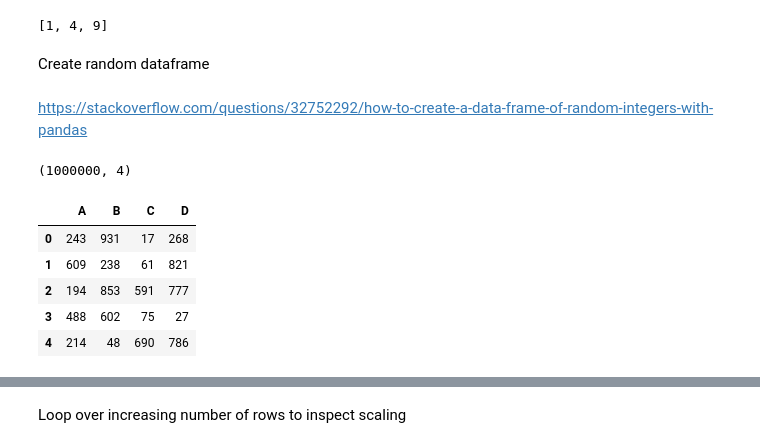
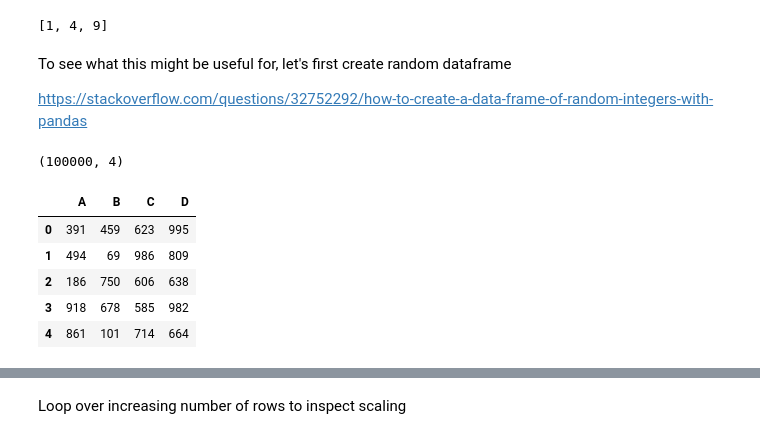
Before and after one commit to umbcdata601/fall2018, a Jupyter notebook: jupyter_notebooks/week11_cost-benefit/multiprocessing_scaling_of_pools.ipynb, the cells around one changed output, grey strips where cells are left out. Drawn from its saved outputs; the diff is of its cells as text; code cells hidden in the pictures.

```diff
--- a/jupyter_notebooks/week11_cost-benefit/multiprocessing_scaling_of_pools.ipynb
+++ b/jupyter_notebooks/week11_cost-benefit/multiprocessing_scaling_of_pools.ipynb
@@ -62,22 +69,22 @@ if __name__ == '__main__':
         print(p.map(sq_fun, [1, 2, 3]))
 # %% [output]
 [1, 4, 9]
-# %% [markdown]
-Create random dataframe
 # %% [markdown]
+To see what this might be useful for, let's first create random dataframe
+
 https://stackoverflow.com/questions/32752292/how-to-create-a-data-frame-of-random-integers-with-pandas
 # %%
 df = pandas.DataFrame(
-    numpy.random.randint(0,1000,size=(1000000, 4)),
+    numpy.random.randint(0,1000,size=(100000, 4)),
     columns=list('ABCD')
     )
 print(df.shape)
 df.head()
 # %% [output]
-(1000000, 4)
+(100000, 4)
 |  | A | B | C | D |
-| 0 | 243 | 931 | 17 | 268 |
-| 1 | 609 | 238 | 61 | 821 |
-| 2 | 194 | 853 | 591 | 777 |
-| 3 | 488 | 602 | 75 | 27 |
-| 4 | 214 | 48 | 690 | 786 |
+| 0 | 391 | 459 | 623 | 995 |
+| 1 | 494 | 69 | 986 | 809 |
+| 2 | 186 | 750 | 606 | 638 |
+| 3 | 918 | 678 | 585 | 982 |
+| 4 | 861 | 101 | 714 | 664 |
```
Also changed, not shown: parts of 41 cells of this notebook, 1 other file.
